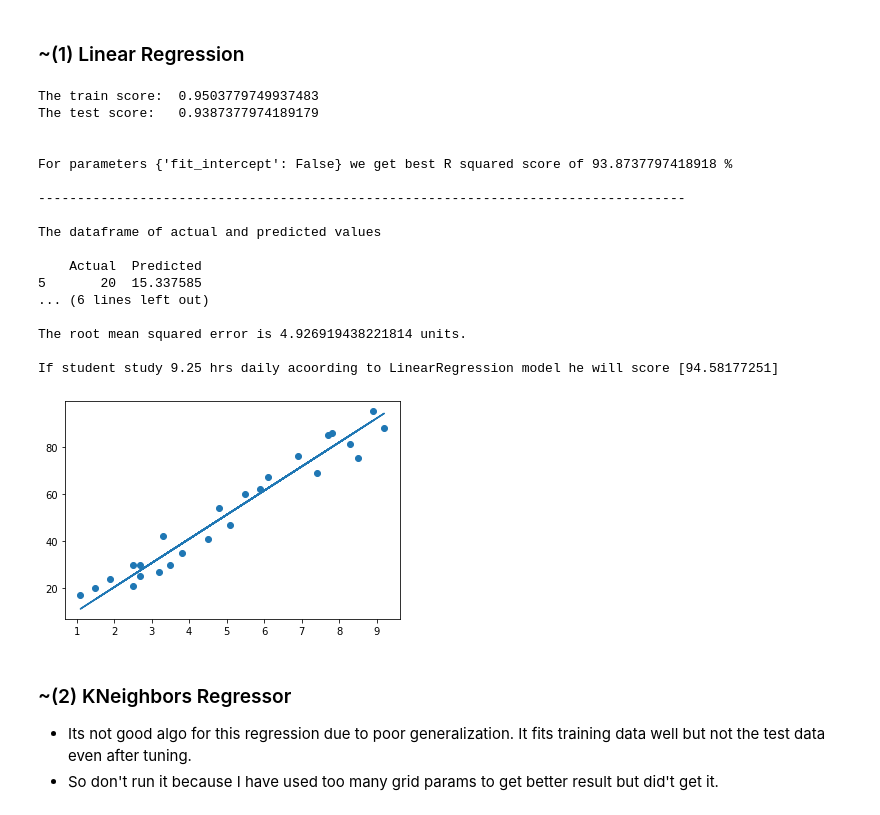
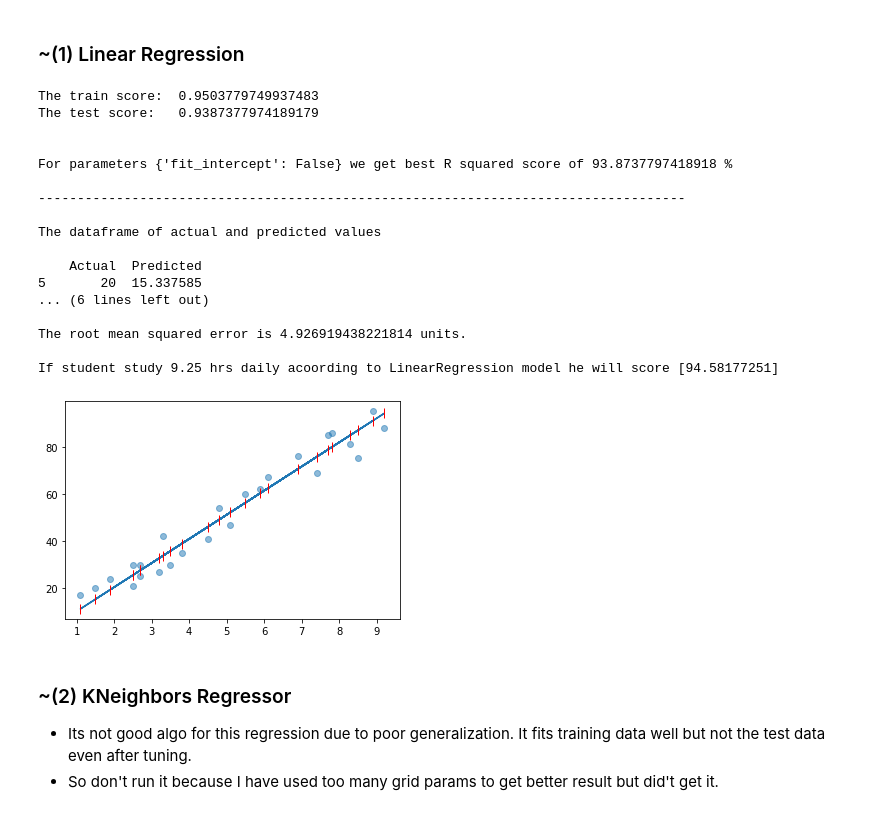
Before and after one commit to Shaktimaaan/The-Spark-Foundation-Internship, a Jupyter notebook: Task 2/task 2.ipynb, the cells around one changed output. Saved outputs shown, nothing was run; the diff lists cells and outputs as text; code cells hidden in the pictures.

```diff
--- a/Task 2/task 2.ipynb
+++ b/Task 2/task 2.ipynb
@@ -94,42 +94,42 @@ print('\n')
 print(f'For parameters {gs.best_params_} we get best R squared score of {(gs.score(x_test,y_test))*100} %')
 
 #Plotting
-plt.scatter(x,y)
+plt.scatter(x,y,alpha=0.5)
 lr = LinearRegression(fit_intercept= False)
 lr.fit(x_train,y_train)
-plt.plot(x,x*lr.coef_ + lr.intercept_);
+plt.plot(x,x*lr.coef_ + lr.intercept_, marker = '|',mec = 'r',ms=10,);
 
 #Predicting
 y_pred = gs.predict(x_test)
 print('\n-----------------------------------------------------------------------------------')
 print('\nThe dataframe of actual and predicted values\n')
 print(pd.DataFrame({'Actual': y_test, 'Predicted': y_pred}))
 
 #Error
 print('\n-----------------------------------------------------------------------------------')
 print(f'\nThe root mean squared error is {np.sqrt(mean_squared_error(y_test,y_pred))} units.')
 
 #Prediction if Student study 9.25 hrs daily
 print(f'\nIf student study 9.25 hrs daily acoording to LinearRegression model he will score {gs.predict([[9.25],])}')
 # %% [output]
 The train score:  0.9503779749937483
 The test score:   0.9387377974189179
 
 
 For parameters {'fit_intercept': False} we get best R squared score of 93.8737797418918 %
 
 -----------------------------------------------------------------------------------
 
 The dataframe of actual and predicted values
 
     Actual  Predicted
 5       20  15.337585
 ... (6 lines left out)
 
 The root mean squared error is 4.926919438221814 units.
 
 If student study 9.25 hrs daily acoording to LinearRegression model he will score [94.58177251]
-[figure, old version]
+[figure, new version]
 # %% [markdown]
 ### ~(2) KNeighbors Regressor
 * Its not good algo for this regression due to poor generalization. It fits training data well but not the test data even after tuning.
```
